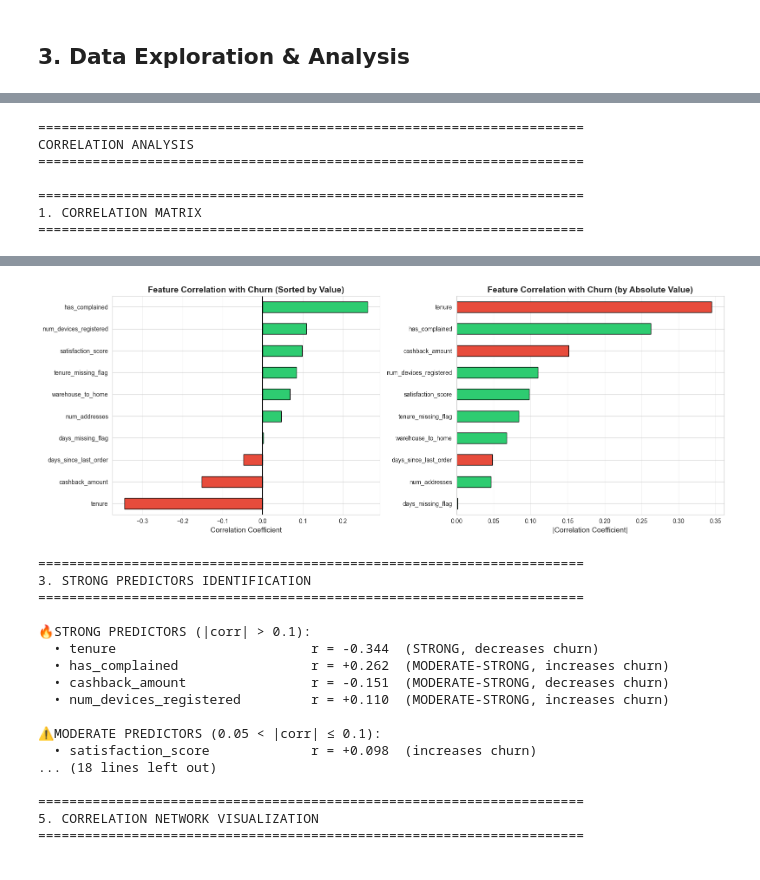
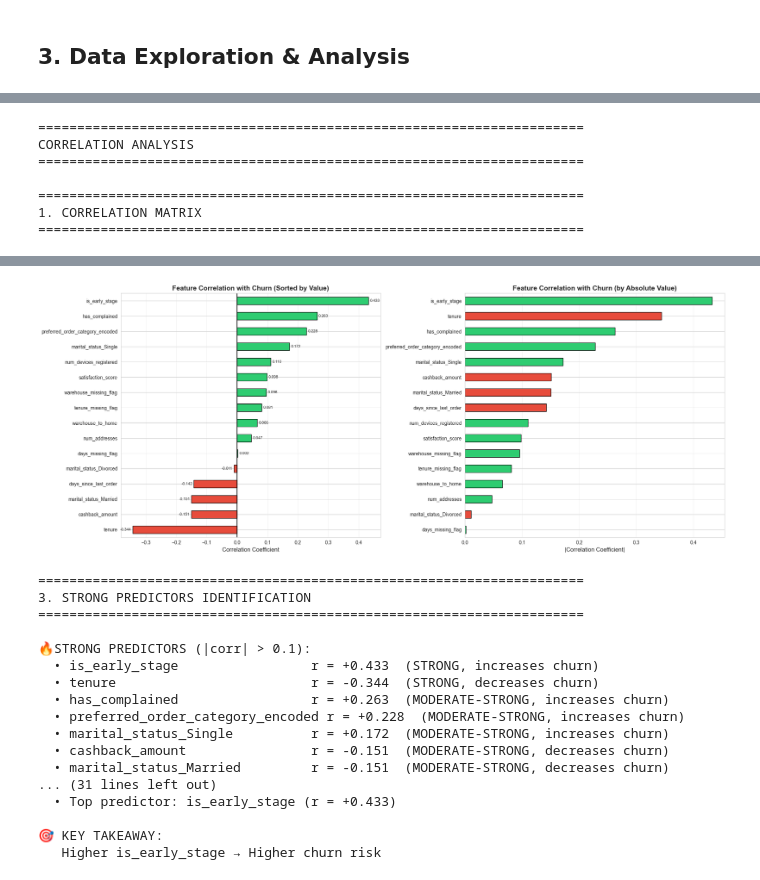
Before and after one commit to Balaclavitty/ecommerce-churn-prediction, a Jupyter notebook: notebooks/01_eda.ipynb, the cells around one changed output, grey strips where cells are left out. Drawn from its saved outputs; the diff is of its cells as text; code cells hidden in the pictures.

Commit message:
feat: complete churn prediction pipeline with SHAP

```diff
--- a/notebooks/01_eda.ipynb
+++ b/notebooks/01_eda.ipynb
@@ -907,0 +1404,6 @@ CHECKS PASSED: 11/11
+# %%
+churn_df = churn_df.drop_duplicates().reset_index(drop=True)
+
+# Re-running verification after
+print(f"Duplicates remaining: {churn_df.duplicated().sum()}")
+print(f"Final shape: {churn_df.shape}")
@@ -907,0 +1447,14 @@ CHECKS PASSED: 11/11
+# %%
+# Encoding preferred_order_category
+target_enc = churn_df.groupby('preferred_order_category')['churn'].mean()
+churn_df['preferred_order_category_encoded'] = \
+    churn_df['preferred_order_category'].map(target_enc)
+churn_df.drop(columns=['preferred_order_category'], inplace=True)
+print("✓ preferred_order_category → target encoded")
+
+# One-hot encoding marital_status
+churn_df = pd.get_dummies(churn_df, columns=['marital_status'], drop_first=False, dtype='int8')
+print("✓ marital_status → one-hot encoded (Divorced/Married/Single)")
+
+print(f"\nFinal feature count: {len(churn_df.columns) - 1} excluding target")
+print(f"Columns: {churn_df.columns.tolist()}")
@@ -910,4 +1469,6 @@ CHECKS PASSED: 11/11
 # %%
+from os import umask
+
 print("\n" + "="*70)
 print("CORRELATION ANALYSIS")
 print("="*70)
@@ -916,25 +1477,25 @@ print("\n" + "="*70)
 print("1. CORRELATION MATRIX")
 print("="*70)
 
-# Selecting numeric features
-numeric_cols = ['tenure', 'warehouse_to_home', 'num_devices_registered',
-                'satisfaction_score', 'num_addresses', 'days_since_last_order',
-                'cashback_amount', 'has_complained']
-
-# Adding flag columns
-
-numeric_cols.extend(['days_missing_flag', 'tenure_missing_flag'])
+exclude_cols = ['churn']
+numeric_cols = [col for col in churn_df.columns if col not in exclude_cols]
 
 # Creating correlation matrix
 corr_matrix = churn_df[numeric_cols + ['churn']].corr()
+mask = np.zeros_like(corr_matrix, dtype=bool)
+mask[np.triu_indices_from(mask, k=1)] = True
 
 # Plotting heatmap
-plt.figure(figsize=(14, 12))
-mask = np.triu(np.ones_like(corr_matrix, dtype=bool), k=1)
+plt.figure(figsize=(18, 16))
 sns.heatmap(corr_matrix, annot=True, fmt=".2f", cmap='coolwarm',
-            center=0, square=True, linewidths=1.5, cbar_kws={"shrink": 0.8},
-            mask=mask, vmin=-1, vmax=1)
-plt.title("Feature Correlation Matrix (Lower Triangle)", fontsize=16, fontweight='bold', pad=20)
+            center=0, square=True, linewidths=1.5,
+            cbar_kws={"shrink": 0.8},
+            mask=mask, vmin=-1, vmax=1,
+            annot_kws={"size": 8})
+plt.xticks(rotation=45, ha='right', fontsize=9)
+plt.yticks(rotation=0, fontsize=9)
+plt.title("Feature Correlation Matrix (Lower Triangle)",
+           fontsize=16, fontweight='bold', pad=20)
 plt.tight_layout()
 plt.show()
 
@@ -948,11 +1509,21 @@ churn_corr = corr_matrix['churn'].drop('churn').sort_values(key=abs, ascending=F
 print("\nFeatures sorted by absolute correlation with churn:")
 print(churn_corr.to_string())
 
-fig, (ax1, ax2) = plt.subplots(1, 2, figsize=(16, 6))
+fig, (ax1, ax2) = plt.subplots(1, 2, figsize=(20, 8))
+
+# Adding value labels to the bar plots
+def add_bar_labels(ax, values):
+    for i, (rect, val) in enumerate(zip(ax.patches, values)):
+        ax.text(val + 0.005 if val >= 0 else val - 0.005,
+                rect.get_y() + rect.get_height()/2,
+                f'{val:.3f}', va='center',
+                ha='left' if val >= 0 else 'right', fontsize=8)
+
 # Bar plot - sorted by value
 churn_corr_sorted = churn_corr.sort_values()
 colors = ['#e74c3c' if x < 0 else '#2ecc71' for x in churn_corr_sorted]
 churn_corr_sorted.plot(kind='barh', ax=ax1, color=colors, edgecolor='black')
+add_bar_labels(ax1, churn_corr_sorted.values)
 ax1.set_title('Feature Correlation with Churn (Sorted by Value)', fontweight='bold', fontsize=14)
 ax1.set_xlabel('Correlation Coefficient', fontsize=12)
 ax1.axvline(0, color='black', linewidth=1.5)
@@ -1109,18 +1682,18 @@ days_missing_flag         0.001600
-[figure, old version]
+[figure, new version]
 ======================================================================
 3. STRONG PREDICTORS IDENTIFICATION
 ======================================================================
 
 🔥STRONG PREDICTORS (|corr| > 0.1):
+  • is_early_stage                 r = +0.433  (STRONG, increases churn)
   • tenure                         r = -0.344  (STRONG, decreases churn)
-  • has_complained                 r = +0.262  (MODERATE-STRONG, increases churn)
+  • has_complained                 r = +0.263  (MODERATE-STRONG, increases churn)
+  • preferred_order_category_encoded r = +0.228  (MODERATE-STRONG, increases churn)
+  • marital_status_Single          r = +0.172  (MODERATE-STRONG, increases churn)
   • cashback_amount                r = -0.151  (MODERATE-STRONG, decreases churn)
-  • num_devices_registered         r = +0.110  (MODERATE-STRONG, increases churn)
+  • marital_status_Married         r = -0.151  (MODERATE-STRONG, decreases churn)
+... (31 lines left out)
+  • Top predictor: is_early_stage (r = +0.433)
 
-⚠️MODERATE PREDICTORS (0.05 < |corr| ≤ 0.1):
-  • satisfaction_score             r = +0.098  (increases churn)
-... (18 lines left out)
-
-======================================================================
-5. CORRELATION NETWORK VISUALIZATION
-======================================================================
+🎯 KEY TAKEAWAY:
+   Higher is_early_stage → Higher churn risk
```
Also changed, not shown: parts of 51 cells of this notebook, 35 other files.
